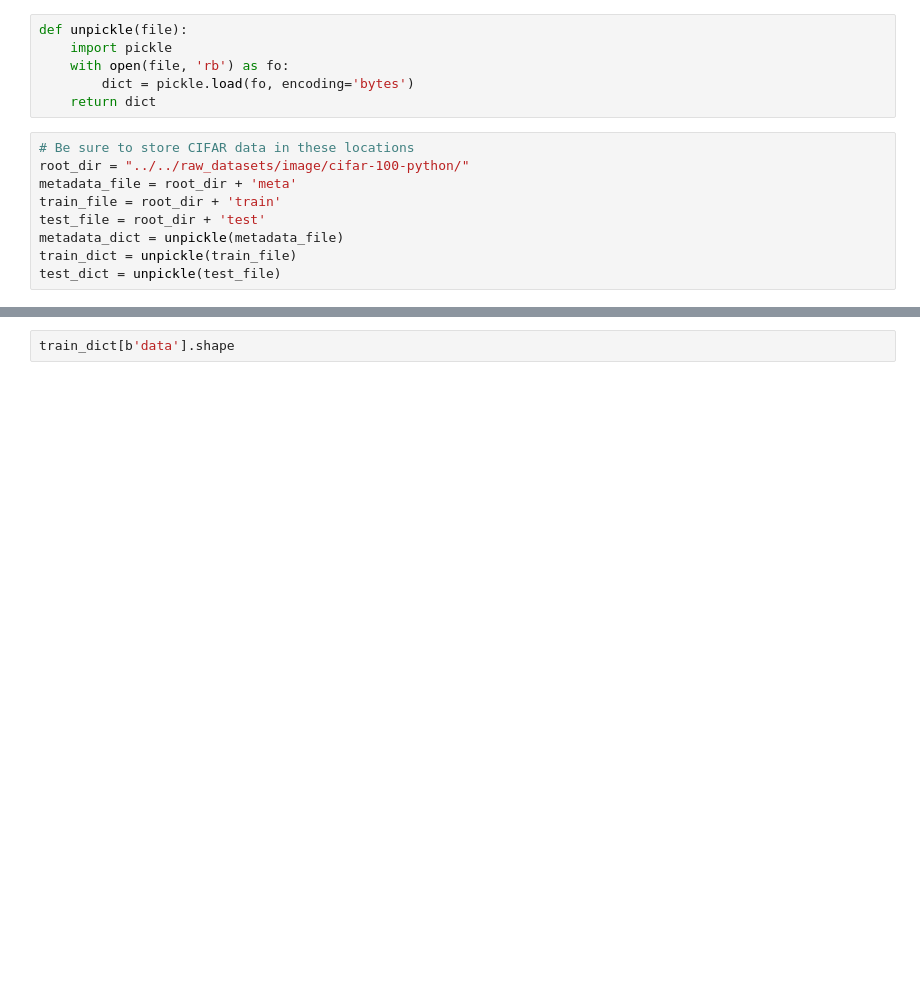
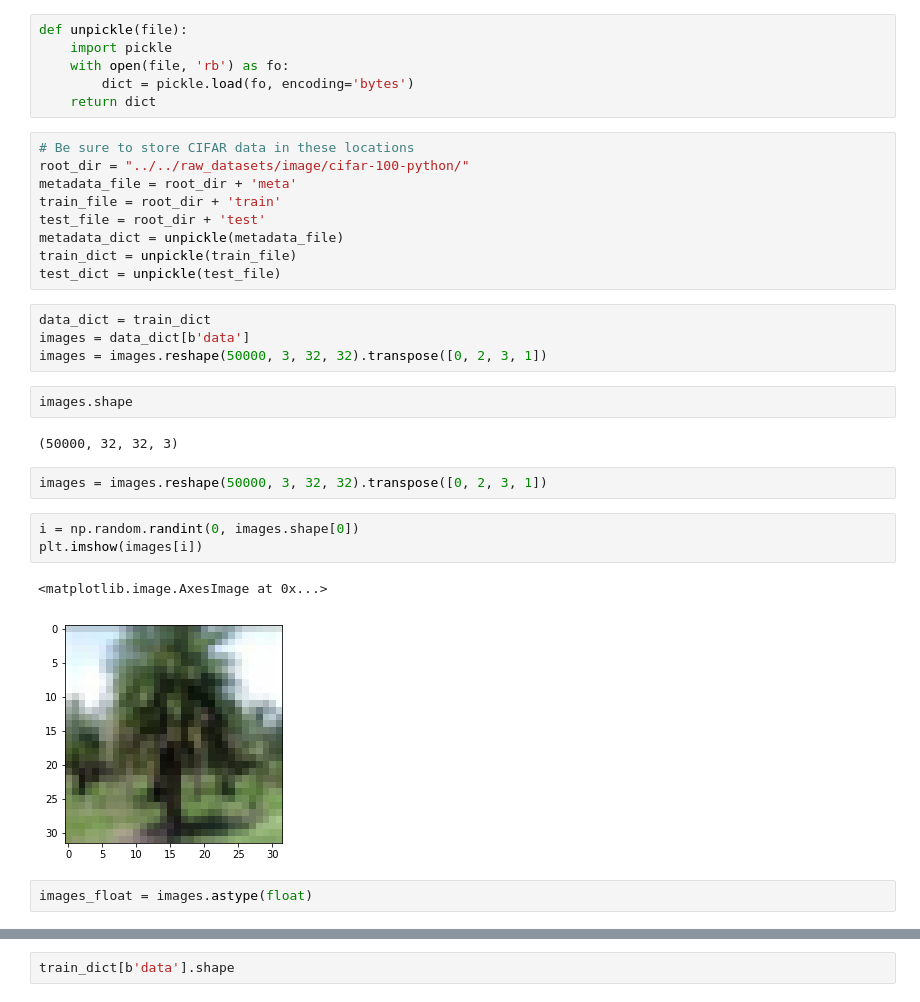
Before and after one commit to zhengying-liu/autodl-contrib, a Jupyter notebook: utils/image/explore_image.ipynb, the cells around one changed output, grey strips where cells are left out. Drawn from its saved outputs; the diff is of its cells as text; blank space fills up the shorter version.

```diff
--- a/utils/image/explore_image.ipynb
+++ b/utils/image/explore_image.ipynb
@@ -326,3 +329,21 @@ test_file = root_dir + 'test'
 metadata_dict = unpickle(metadata_file)
 train_dict = unpickle(train_file)
 test_dict = unpickle(test_file)
+# %%
+data_dict = train_dict
+images = data_dict[b'data']
+images = images.reshape(50000, 3, 32, 32).transpose([0, 2, 3, 1])
+# %%
+images.shape
+# %% [output]
+(50000, 32, 32, 3)
+# %%
+images = images.reshape(50000, 3, 32, 32).transpose([0, 2, 3, 1])
+# %%
+i = np.random.randint(0, images.shape[0])
+plt.imshow(images[i])
+# %% [output]
+<matplotlib.image.AxesImage at 0x...>
+[figure, added]
+# %%
+images_float = images.astype(float)
```
Also changed, not shown: parts of 20 cells of this notebook.
